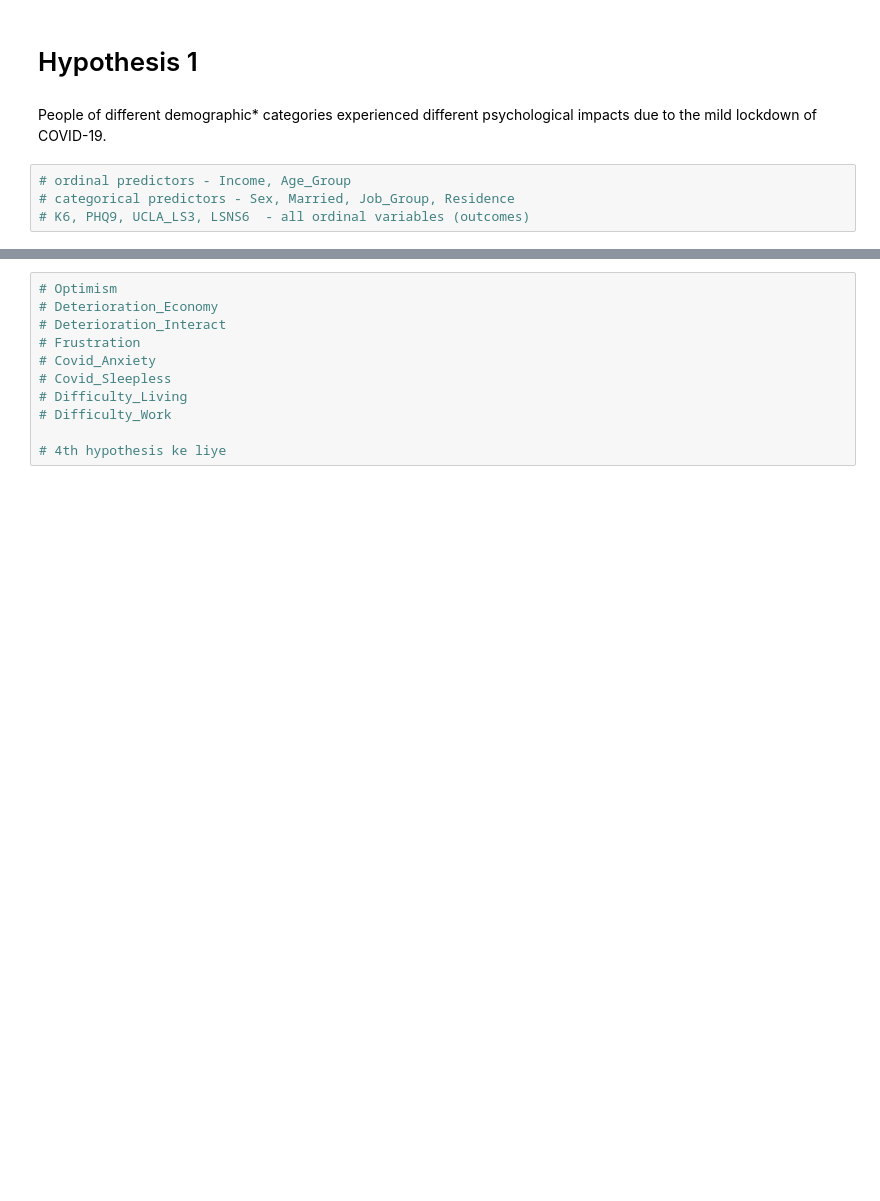
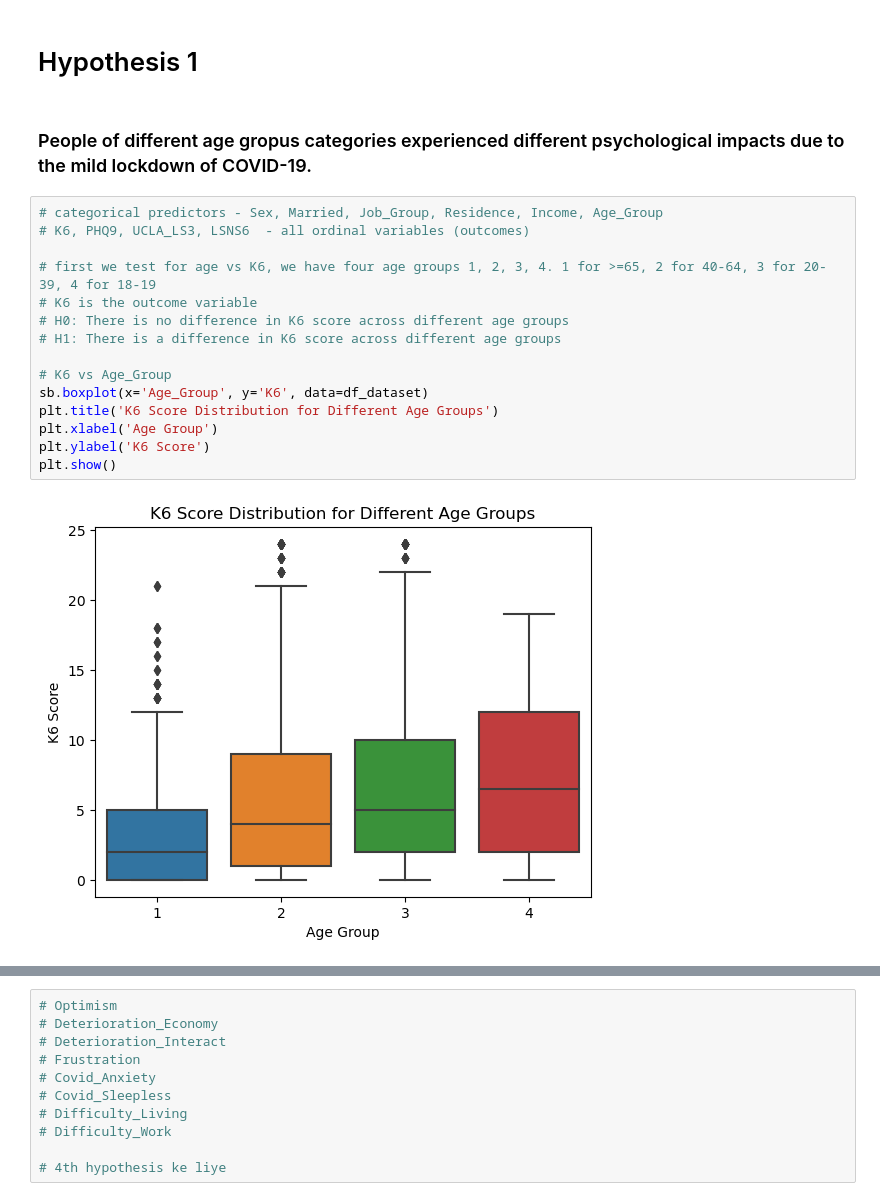
Before and after one commit to Shambhaviiiit/covid-psychological-impact-analysis, a Jupyter notebook: BRSM-Project.ipynb, the cells around one changed output, grey strips where cells are left out. Saved outputs shown, nothing was run; the diff lists cells and outputs as text; blank space fills up the shorter version.

```diff
--- a/BRSM-Project.ipynb
+++ b/BRSM-Project.ipynb
@@ -121,8 +123,21 @@ Bootstrap sampled mean of p value:  0.260678132889724
 # %% [markdown]
 # Hypothesis 1
 # %% [markdown]
-People of different demographic* categories experienced different psychological impacts due to the mild lockdown of COVID-19.
+### People of different age gropus categories experienced different psychological impacts due to the mild lockdown of COVID-19.
-# %%
-# ordinal predictors - Income, Age_Group
-# categorical predictors - Sex, Married, Job_Group, Residence
-# K6, PHQ9, UCLA_LS3, LSNS6  - all ordinal variables (outcomes)
+# %%
+# categorical predictors - Sex, Married, Job_Group, Residence, Income, Age_Group
+# K6, PHQ9, UCLA_LS3, LSNS6  - all ordinal variables (outcomes)
+
+# first we test for age vs K6, we have four age groups 1, 2, 3, 4. 1 for >=65, 2 for 40-64, 3 for 20-39, 4 for 18-19
+# K6 is the outcome variable
+# H0: There is no difference in K6 score across different age groups
+# H1: There is a difference in K6 score across different age groups
+
+# K6 vs Age_Group
+sb.boxplot(x='Age_Group', y='K6', data=df_dataset)
+plt.title('K6 Score Distribution for Different Age Groups')
+plt.xlabel('Age Group')
+plt.ylabel('K6 Score')
+plt.show()
+# %% [output]
+[figure, added]
```
Also changed, not shown: parts of 12 cells of this notebook, 4 other files.
